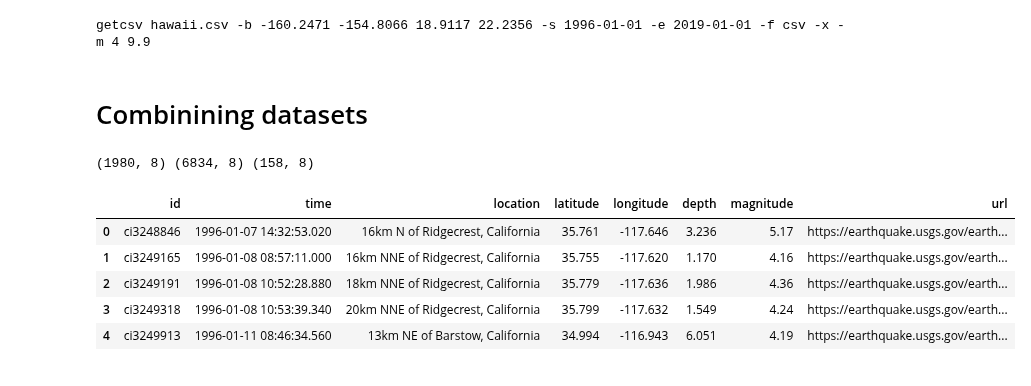
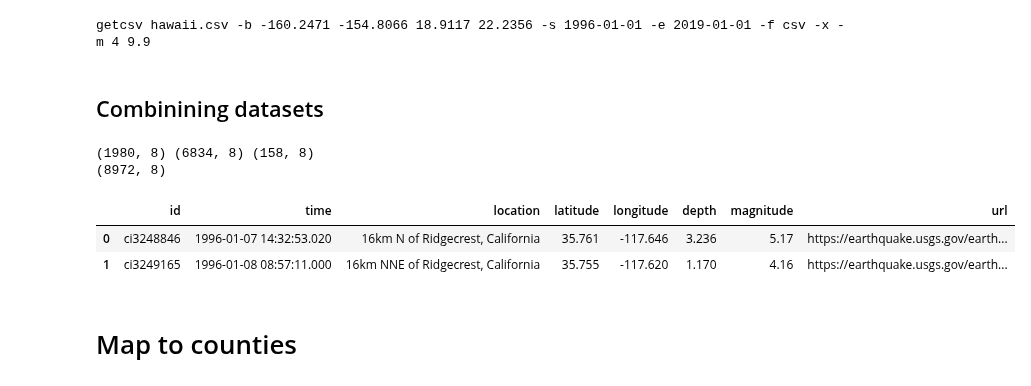
Before and after one commit to labs12-should-i-live-here/DS, a Jupyter notebook: notebooks/DMA5 - Earthquakes.ipynb, the cells around one changed output. Drawn from its saved outputs; the diff is of its cells as text; code cells hidden in the pictures.

```diff
--- a/notebooks/DMA5 - Earthquakes.ipynb
+++ b/notebooks/DMA5 - Earthquakes.ipynb
@@ -60,18 +62,22 @@ print(f'getcsv {name} -b {lon[0]} {lon[1]} {lat[0]} {lat[1]} -s {start} -e {end}
 # %% [output]
 getcsv hawaii.csv -b -160.2471 -154.8066 18.9117 22.2356 -s 1996-01-01 -e 2019-01-01 -f csv -x -m 4 9.9
 # %% [markdown]
-# Combinining datasets
+## Combinining datasets
 # %%
 lower48 = pd.read_csv('../data_input/5_USGS_quakes/lower48.csv')
 alaska = pd.read_csv('../data_input/5_USGS_quakes/alaska.csv')
 hawaii = pd.read_csv('../data_input/5_USGS_quakes/hawaii.csv')
+
+
 print(lower48.shape, alaska.shape, hawaii.shape)
-lower48.head()
+quakes = pd.concat([lower48, alaska, hawaii], ignore_index=True)
+print(quakes.shape)
+quakes.head(2)
 # %% [output]
 (1980, 8) (6834, 8) (158, 8)
+(8972, 8)
 |  | id | time | location | latitude | longitude | depth | magnitude | url |
 | 0 | ci3248846 | 1996-01-07 14:32:53.020 | 16km N of Ridgecrest, California | 35.761 | -117.646 | 3.236 | 5.17 | https://earthquake.usgs.gov/earth... |
 | 1 | ci3249165 | 1996-01-08 08:57:11.000 | 16km NNE of Ridgecrest, California | 35.755 | -117.620 | 1.170 | 4.16 | https://earthquake.usgs.gov/earth... |
-| 2 | ci3249191 | 1996-01-08 10:52:28.880 | 18km NNE of Ridgecrest, California | 35.779 | -117.636 | 1.986 | 4.36 | https://earthquake.usgs.gov/earth... |
-| 3 | ci3249318 | 1996-01-08 10:53:39.340 | 20km NNE of Ridgecrest, California | 35.799 | -117.632 | 1.549 | 4.24 | https://earthquake.usgs.gov/earth... |
-| 4 | ci3249913 | 1996-01-11 08:46:34.560 | 13km NE of Barstow, California | 34.994 | -116.943 | 6.051 | 4.19 | https://earthquake.usgs.gov/earth... |
+# %% [markdown]
+# Map to counties
```
Also changed, not shown: parts of 13 cells of this notebook, 4 other files.
